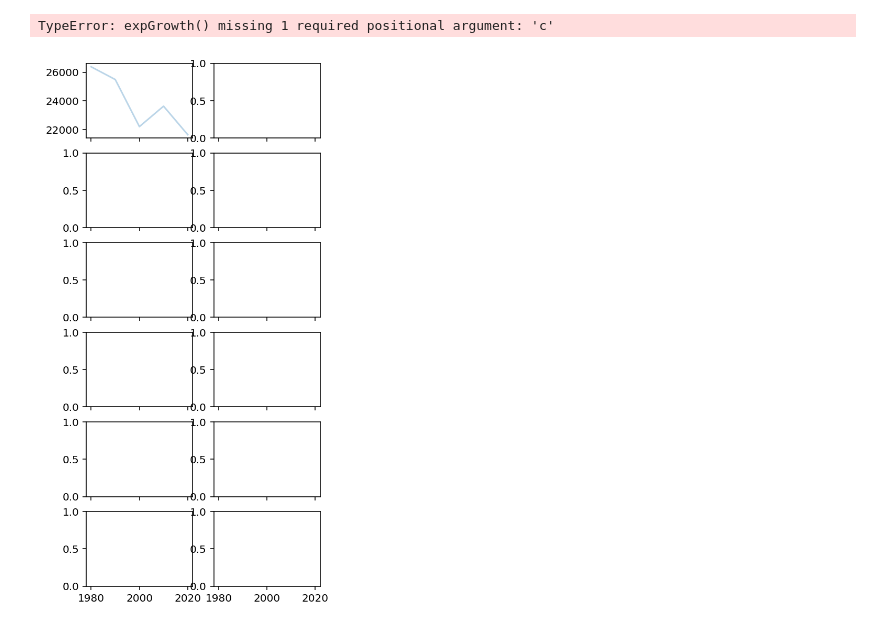
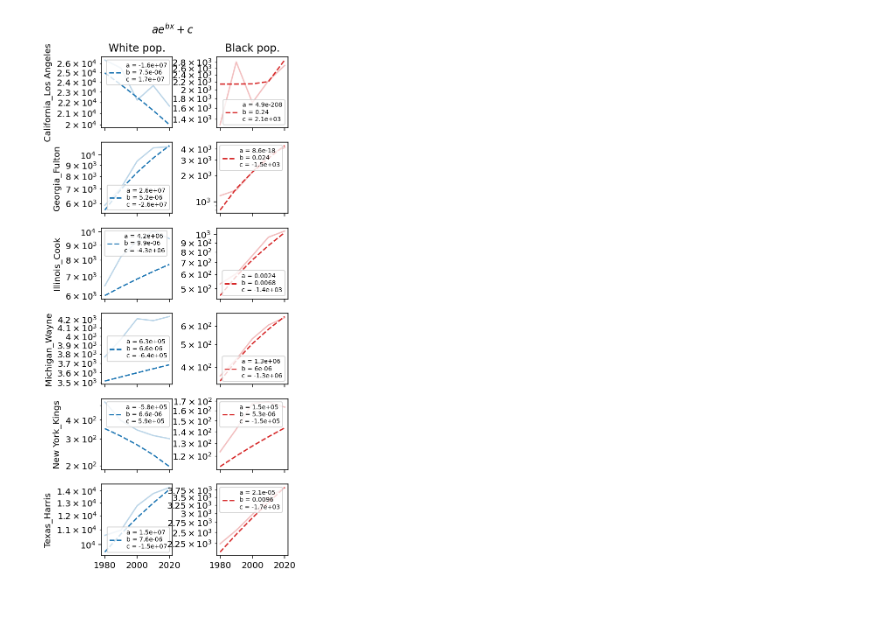
Before and after one commit to dsseara/sociohydro, a Jupyter notebook: inference/measure_growth.ipynb, the cells around one changed output. Cells and saved outputs as stored; diff of their text form; code cells hidden in the pictures.

```diff
--- a/inference/measure_growth.ipynb
+++ b/inference/measure_growth.ipynb
@@ -32,11 +521,4 @@ Type:      function
 # %%
-idxs = [3, 14, 15, 18, 22, 33]
-def expGrowth(x, a, b, c):
-    return growth(x, a, b, c, form="exp")
-
-def linGrowth(x, a, b, c):
-    return growth(x, a, b, c, form="linear")
-
 fig, ax = plt.subplots(len(idxs), 2, dpi=144, figsize=(4, 1.5*len(idxs)), sharey=False, sharex=True)
 
 σ = 2.0
@@ -50,8 +532,8 @@ for didx, datafile in enumerate(tqdm(list(np.array(acsfiles)[idxs]))):
     ϕW = []
     ϕB = []
     for year in t:
-        w, b, xx, yy = get_data(datafile, year=year, region="all", norm=False)
-        w_border, _, _, _ = get_data(datafile, year=year, region="all", norm=False)
+        w, b, xx, yy = get_data(datafile, year=year, region="all", norm=True)
+        w_border, _, _, _ = get_data(datafile, year=year, region="all", norm=True)
         ϕW.append(w)
         ϕB.append(b)
 
@@ -74,12 +556,12 @@ for didx, datafile in enumerate(tqdm(list(np.array(acsfiles)[idxs]))):
     # ϕBs.append(ϕB_smooth_interp)
 
     try:
-        poptW, pcovW = optimize.curve_fit(linGrowth, t_interp,
-                                          np.log(np.nansum(ϕW_smooth_interp, axis=(1, 2))),
+        poptW, pcovW = optimize.curve_fit(expGrowth, t_interp,
+                                          np.nansum(ϕW_smooth_interp, axis=(1, 2)),
                                           p0=[1e-3, 1e-6, 0],
                                           maxfev=int(1e5))
-        poptB, pcovB = optimize.curve_fit(linGrowth, t_interp,
-                                          np.log(np.nansum(ϕB_smooth_interp, axis=(1, 2))),
+        poptB, pcovB = optimize.curve_fit(expGrowth, t_interp,
+                                          np.nansum(ϕB_smooth_interp, axis=(1, 2)),
                                           p0=[1e-3, 1e-6, 0],
                                           maxfev=int(1e5))
     except Exception as e:
@@ -120,7 +603,4 @@ TypeError: get_data() got an unexpected keyword argument 'norm'
 # %%
-idxs = [3, 15, 16, 19, 23, 34]
-# idxs = [15, 16]
-
 fig, ax = plt.subplots(len(idxs), 2, dpi=144, figsize=(4, 1.5*len(idxs)), sharey=False, sharex=True)
 
 σ = 2.0
@@ -146,7 +626,7 @@ for didx, datafile in enumerate(tqdm(list(np.array(censusfiles)[idxs]))):
     cubicW = interpolate.interp1d(t, ϕW_smooth, axis=0, kind="cubic")
     ϕW_smooth_interp = cubicW(t_interp)
     ϕW_smooth_interp[:, np.any(np.isnan(ϕW), axis=0)] = np.nan
-    # ϕWs.append(ϕW_smooth)
+    # ϕWs.append(ϕW_smooth_interp)
 
     # black demographic data
     ϕB = np.asarray(ϕB)
@@ -155,47 +635,46 @@ for didx, datafile in enumerate(tqdm(list(np.array(censusfiles)[idxs]))):
     cubicB = interpolate.interp1d(t, ϕB_smooth, axis=0, kind="cubic")
     ϕB_smooth_interp = cubicB(t_interp)
     ϕB_smooth_interp[:, np.any(np.isnan(ϕB), axis=0)] = np.nan
-    # ϕBs.append(ϕB_smooth)
+    # ϕBs.append(ϕB_smooth_interp)
 
     try:
-        poptW, pcovW = optimize.curve_fit(linearGrowth, t_interp,
-                                          np.log(np.nansum(ϕW_smooth_interp, axis=(1, 2))),
-                                          p0=[1e-3, 1e-6],
+        poptW, pcovW = optimize.curve_fit(expGrowth, t_interp,
+                                          np.nansum(ϕW_smooth_interp, axis=(1, 2)),
+                                          p0=[1e-3, 1e-6, 0],
                                           maxfev=int(1e5))
-        poptB, pcovB = optimize.curve_fit(linearGrowth, t_interp,
-                                          np.log(np.nansum(ϕB_smooth_interp, axis=(1, 2))),
-                                          p0=[1e-3, 1e-6],
+        poptB, pcovB = optimize.curve_fit(expGrowth, t_interp,
+                                          np.nansum(ϕB_smooth_interp, axis=(1, 2)),
+                                          p0=[1e-3, 1e-6, 0],
                                           maxfev=int(1e5))
     except Exception as e:
         print(e)
 
-    ax[didx, 0].plot(t, np.nansum(ϕW_smooth, axis=(1, 2)),
+    ax[didx, 0].semilogy(t, np.nansum(ϕW_smooth, axis=(1, 2)),
                    "C0", zorder=-1, alpha=0.3)
-    ax[didx, 0].plot(t, expGrowth(t, *poptW),
+    ax[didx, 0].semilogy(t, expGrowth(t, *poptW),
                          color="C0", ls="--",
                          label="\n".join([f"{coeff} = {val:0.2g}" for coeff, val in zip(["a", "b", "c"], poptW)]))
 
-    ax[didx, 1].plot(t, np.nansum(ϕB_smooth, axis=(1, 2)),
+    ax[didx, 1].semilogy(t, np.nansum(ϕB_smooth, axis=(1, 2)),
                    "C3", zorder=-1, alpha=0.3)
-    ax[didx, 1].plot(t, expGrowth(t, *poptB),
+    ax[didx, 1].semilogy(t, expGrowth(t, *poptB),
                          color="C3", ls="--",
                          label="\n".join([f"{coeff} = {val:0.2g}" for coeff, val in zip(["a", "b", "c"], poptB)]))
 
     ax[didx, 0].set(ylabel=datafile.split("/")[-1][:-5])
 
 
 for a in ax.ravel():
     a.set_box_aspect(1)
     a.set(xticks=[t.min(), t.mean(), t.max()])
-    a.ticklabel_format(axis="y", style="sci", scilimits=(0,0), useMathText=True)
+    # a.ticklabel_format(axis="y", style="sci", scilimits=(0,0), useMathText=True)
     a.legend(fontsize="x-small")
 
 ax[0, 0].set(title="White pop.")
 ax[0, 1].set(title="Black pop.")
 
 fig.suptitle(r"$a e^{bx} + c$")
 plt.tight_layout()
-# fig.savefig("/project/vitelli/dsseara/schelling/data/2024-08-05_inferenceWithGrowth/2024-08-05_CensusGrowthFits_normTrue.pdf")
+# fig.savefig("/project/vitelli/dsseara/schelling/data/2024-08-05_inferenceWithGrowth/2024-08-05_CensusGrowthFits_normFalse.pdf")
 # %% [output]
-TypeError: expGrowth() missing 1 required positional argument: 'c'
-[figure, old version]
+[figure, new version]
```
Also changed, not shown: parts of 22 cells of this notebook, 1 other file.
